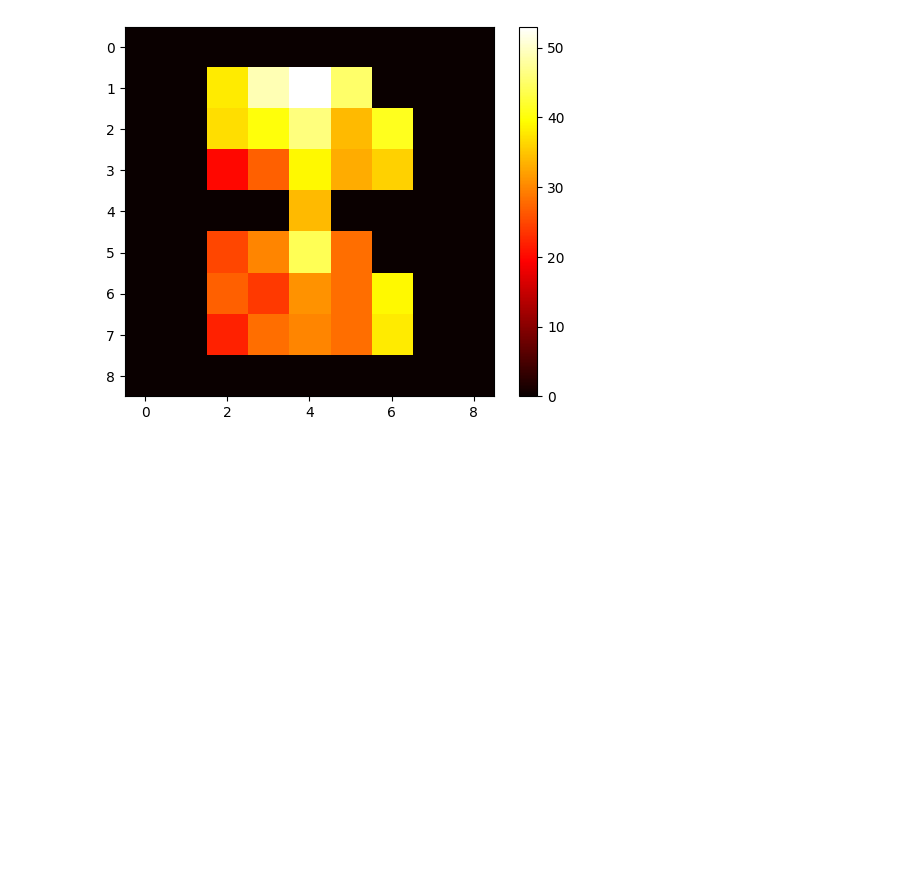
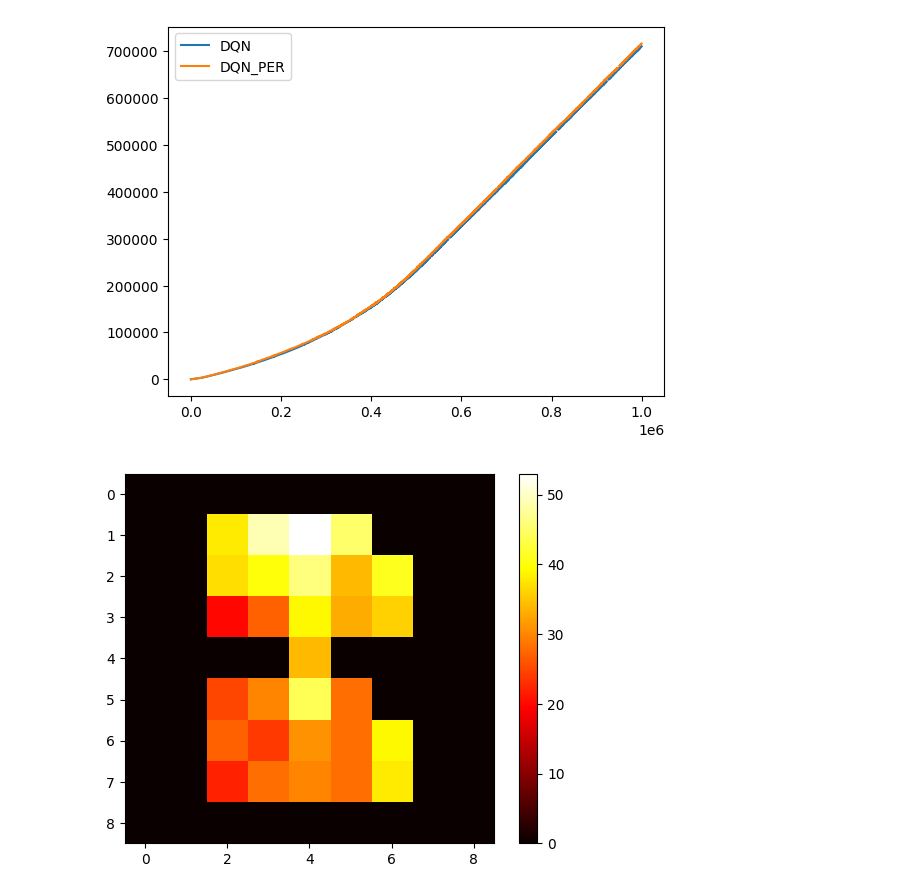
Before and after one commit to ZosoV/final_project, a Jupyter notebook: sandbox_notebook.ipynb, the cells around one changed output. Cells and saved outputs as stored; diff of their text form; code cells hidden in the pictures; blank space fills up the shorter version.

```diff
--- a/sandbox_notebook.ipynb
+++ b/sandbox_notebook.ipynb
@@ -4,0 +1,13 @@ final_project  output.png  outputs  wandb
+# %%
+# Load a .csv with pandas
+
+import pandas as pd
+
+# Load the data
+data = pd.read_csv('data.csv')
+data.head()
+
+# Rename columns as
+# 'DQN', 'DQN_MIN', 'DQN_MAX', 'DQN_PER', 'DQN_PER_MIN', 'DQN_PER_MAX'
+data.columns = ['Step','DQN', 'DQN_MIN', 'DQN_MAX', 'DQN_PER', 'DQN_PER_MIN', 'DQN_PER_MAX']
+data.head()
@@ -4,0 +21,6 @@ final_project  output.png  outputs  wandb
+# %%
+# Get the cumulative sum of the data
+
+data['DQN_CUMSUM'] = data['DQN'].cumsum()
+data['DQN_PER_CUMSUM'] = data['DQN_PER'].cumsum()
+data.head()
@@ -5,3 +34,13 @@ final_project  output.png  outputs  wandb
+# %%
+# Plot the cumulative sum of the data
+import matplotlib.pyplot as plt
+
+plt.plot(data['Step'], data['DQN_CUMSUM'], label='DQN')
+plt.plot(data['Step'], data['DQN_PER_CUMSUM'], label='DQN_PER')
+plt.legend()
+plt.show()
+# %% [output]
+[figure, added]
 # %%
 import torch
 import matplotlib.pyplot as plt
```
Also changed, not shown: parts of 3 cells of this notebook, 15 other files.
